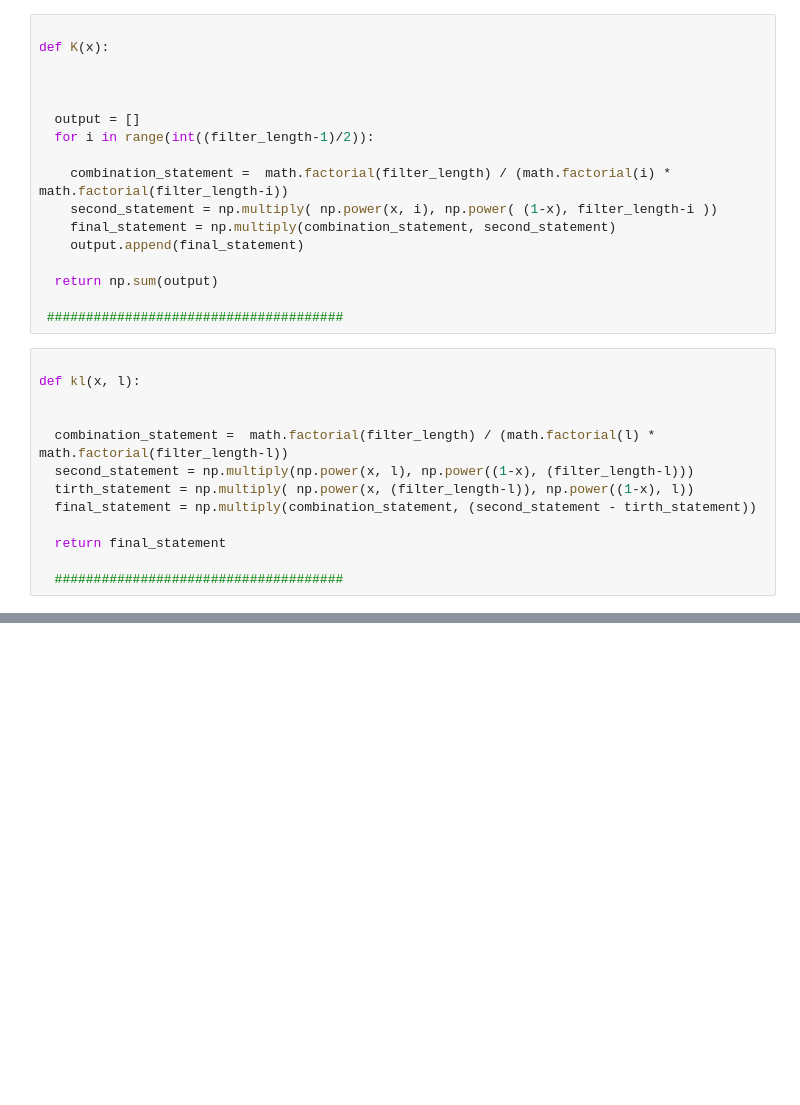
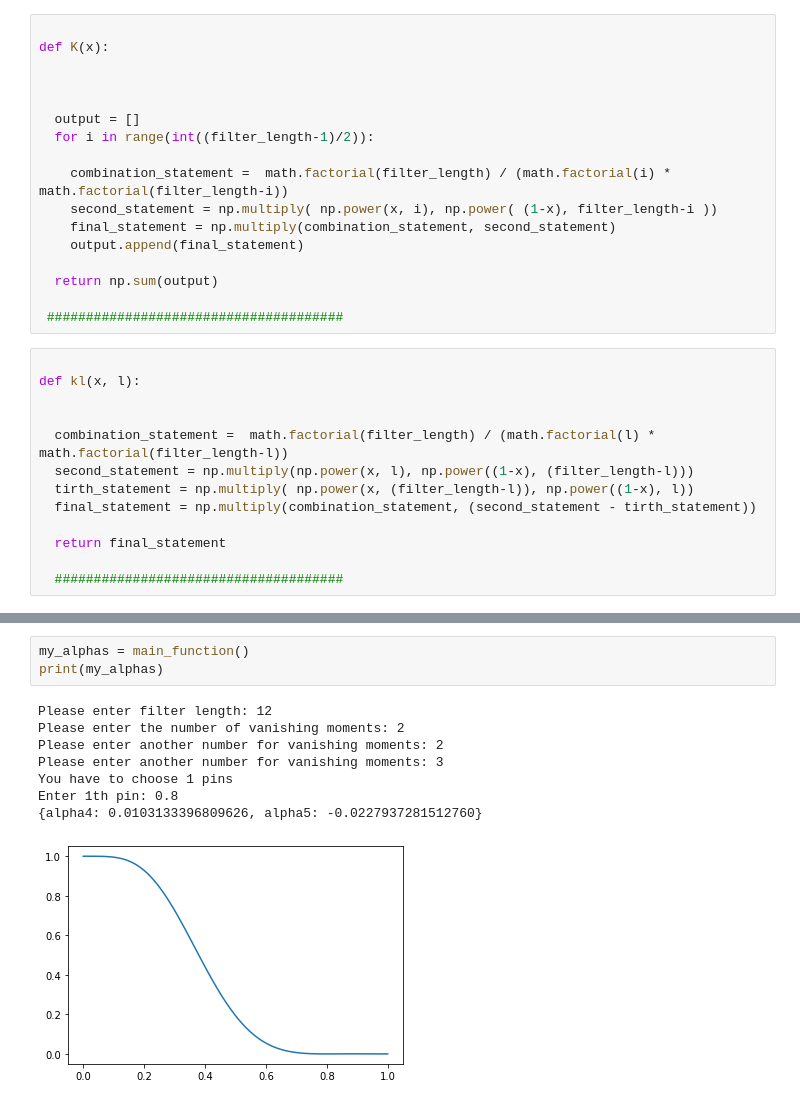
Before and after one commit to alirezash97/-Time-frequency-analysis-course, a Jupyter notebook: TayPaper/Tay2005.ipynb, the cells around one changed output, grey strips where cells are left out. Saved outputs shown, nothing was run; the diff lists cells and outputs as text; blank space fills up the shorter version.

```diff
--- a/TayPaper/Tay2005.ipynb
+++ b/TayPaper/Tay2005.ipynb
@@ -155,0 +156,12 @@ Enter 2th pin: 0.9
+# %%
+my_alphas = main_function()
+print(my_alphas)
+# %% [output]
+Please enter filter length: 12
+Please enter the number of vanishing moments: 2
+Please enter another number for vanishing moments: 2
+Please enter another number for vanishing moments: 3
+You have to choose 1 pins
+Enter 1th pin: 0.8
+{alpha4: 0.0103133396809626, alpha5: -0.0227937281512760}
+[figure, added]
```
Also changed, not shown: parts of 8 cells of this notebook.
